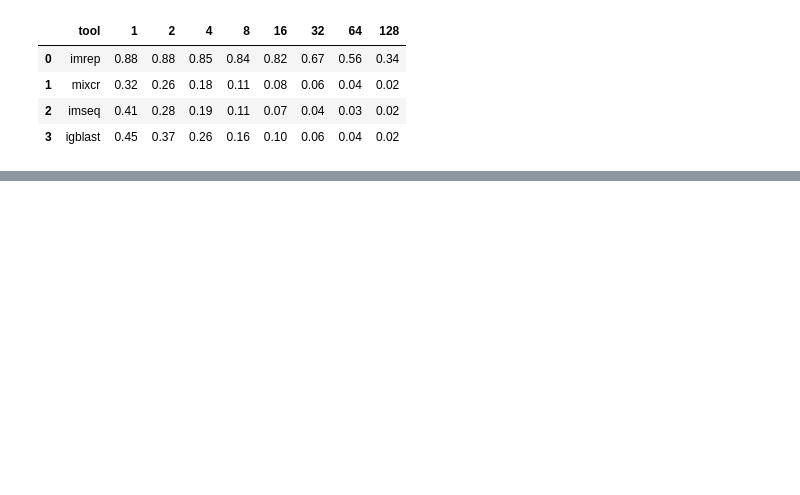
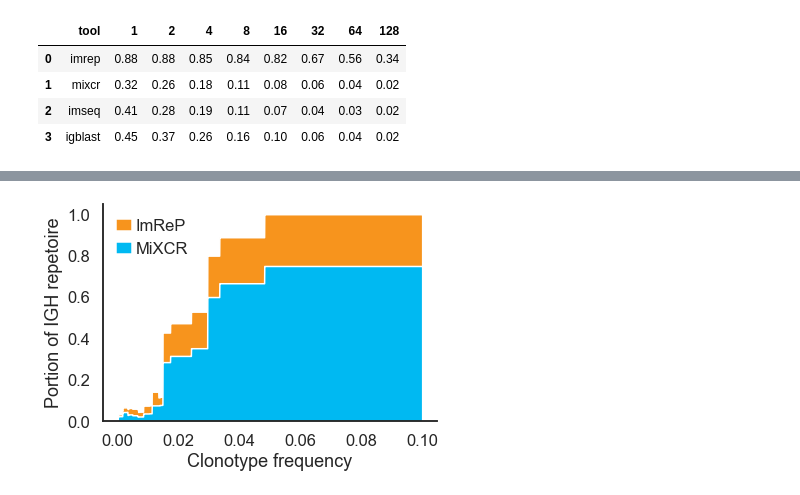
Before and after one commit to Mangul-Lab-USC/ImReP_publication_old, a Jupyter notebook: notebooks/Figure2.ipynb, the cells around one changed output, grey strips where cells are left out. Cells and saved outputs as stored; diff of their text form; code cells hidden in the pictures; blank space fills up the shorter version.

```diff
--- a/notebooks/Figure2.ipynb
+++ b/notebooks/Figure2.ipynb
@@ -52,0 +125,3 @@ eval_df
+# %%
+data_portion=pd.read_csv("../summary_data/portion.captured.items.csv")
+data_portion.tail()
@@ -52,0 +135,28 @@ eval_df
+# %%
+fig, ax = plt.subplots(figsize=(6,4))
+
+
+ax.stackplot(data_portion['th'], data_portion['imrep_portion_items'],labels=["ImReP"])
+ax.stackplot(data_portion['th'], data_portion['mixcr_portion_items'],labels=["MiXCR"])
+
+#ax.invert_xaxis()
+
+plt.legend(bbox_to_anchor=(0.3,1), frameon=False, ncol=1, handletextpad=0.2, columnspacing=0.8, handlelength=1)
+
+
+#locs, labels = plt.xticks()
+#plt.xticks(np.arange(0, 10, step=0.1))
+
+
+ax.set_ylabel('Portion of IGH repetoire', fontsize='medium')   # relative to plt.rcParams['font.size']
+ax.set_xlabel('Clonotype frequency', fontsize='medium')   # relative to plt.rcParams['font.size']
+
+#ax.spines['right'].set_visible(False)
+#ax.spines['top'].set_visible(False)
+
+sns.despine()
+
+#plt.show()
+plt.savefig("../figures/portion.captured.items.pdf", bbox_inches='tight')
+# %% [output]
+[figure, added]
```
Also changed, not shown: parts of 16 cells of this notebook, 12 other files.
